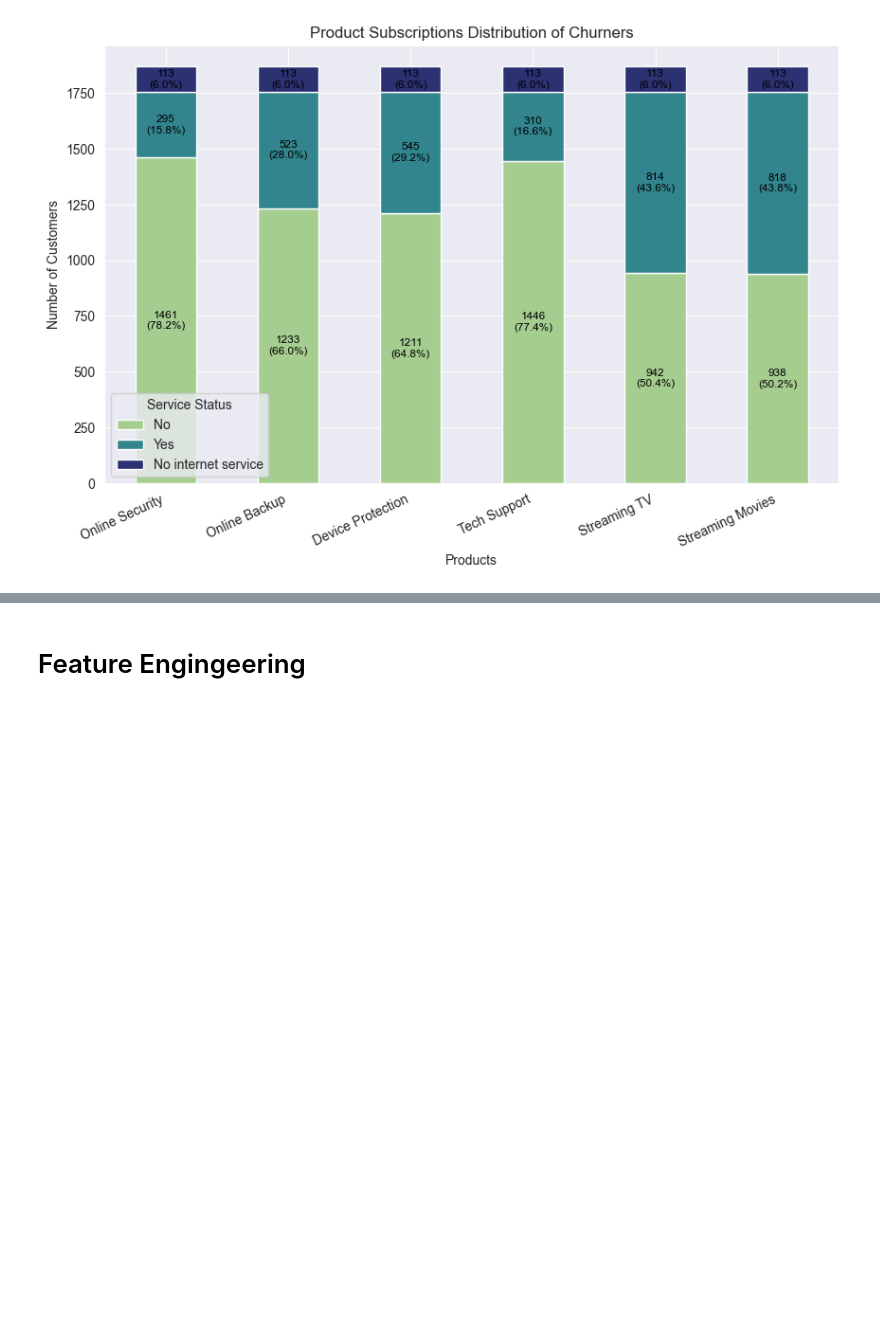
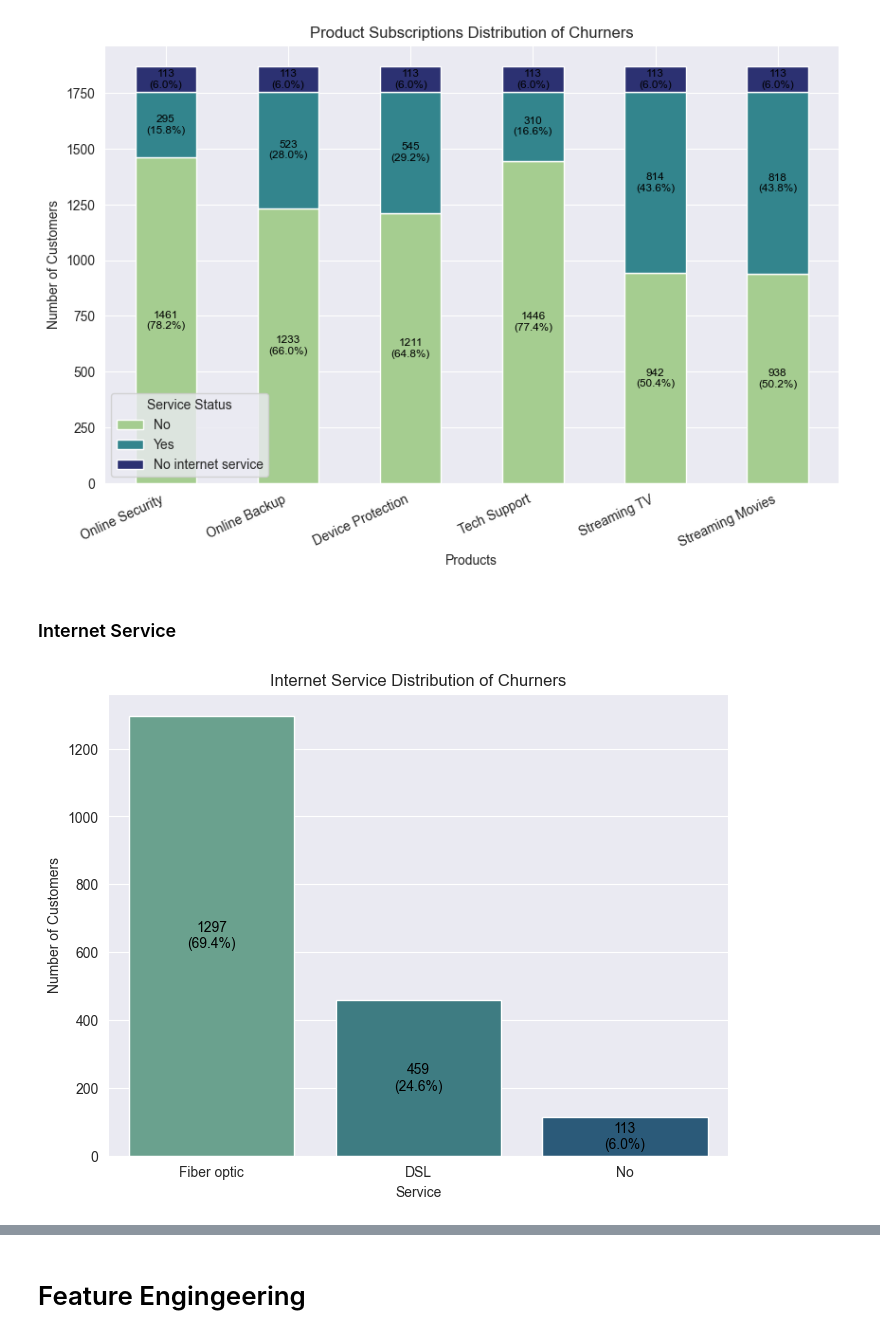
Before and after one commit to IsabelleRaj/Swan-Consulting, a Jupyter notebook: Customer_Guardians_Swan_Project.ipynb, the cells around one changed output, grey strips where cells are left out. Drawn from its saved outputs; the diff is of its cells as text; code cells hidden in the pictures; blank space fills up the shorter version.

Commit message:
Update Customer_Guardians_Swan_Project.ipynb
- included phone and internet service visualisations

```diff
--- a/Customer_Guardians_Swan_Project.ipynb
+++ b/Customer_Guardians_Swan_Project.ipynb
@@ -529,3 +529,45 @@ for col, container in zip(['No', 'Yes', 'No internet service'], ax.containers):
 plt.show()
 # %% [output]
 [figure]
+# %% [markdown]
+### Internet Service
+# %%
+## Plot the internet service distribution as a barplot
+
+# Create a dataframe for internet service counts
+internet_service = [{'Service': 'Fiber optic', 'Number of Customers': 1297, 'Percentage of Customers': 69.4},
+                    {'Service': 'DSL', 'Number of Customers': 459, 'Percentage of Customers': 24.6},
+                    {'Service': 'No', 'Number of Customers': 113, 'Percentage of Customers': 6.0}]
+
+df_internet_service = pd.DataFrame(internet_service)
+df_internet_service
+
+# Set the width,height sizes for the plot
+plt.figure(figsize = (8,6))
+
+# Set a style
+sns.set_style("darkgrid")
+
+# Plot the barplot
+ax = sns.barplot(data = df_internet_service,
+                 x = 'Service',
+                 y = 'Number of Customers',
+                 palette = 'crest',
+                 hue = 'Service')
+
+
+# Give a title
+plt.title('Internet Service Distribution of Churners')
+
+# Add both customer count and percentage as labels
+# Create combined labels for each bar
+labels = [f"{c}\n({p}%)" for c, p in zip(df_internet_service['Number of Customers'], df_internet_service['Percentage of Customers'])]
+
+# Add the combined labels to the bars
+for container, label in zip(ax.containers, labels):
+    ax.bar_label(container, labels=[label], label_type='center', fontsize=10, color='black')
+
+# Show the plot
+plt.show()
+# %% [output]
+[figure, added]
```
Also changed, not shown: parts of 2 cells of this notebook.
